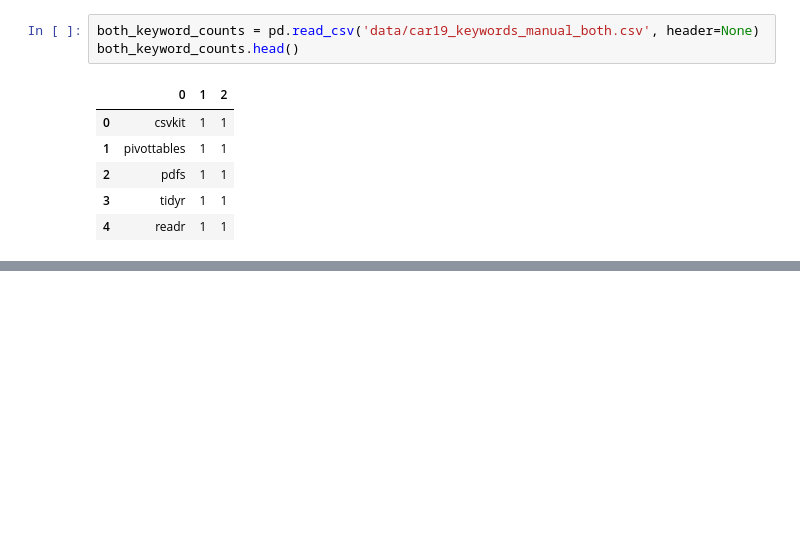
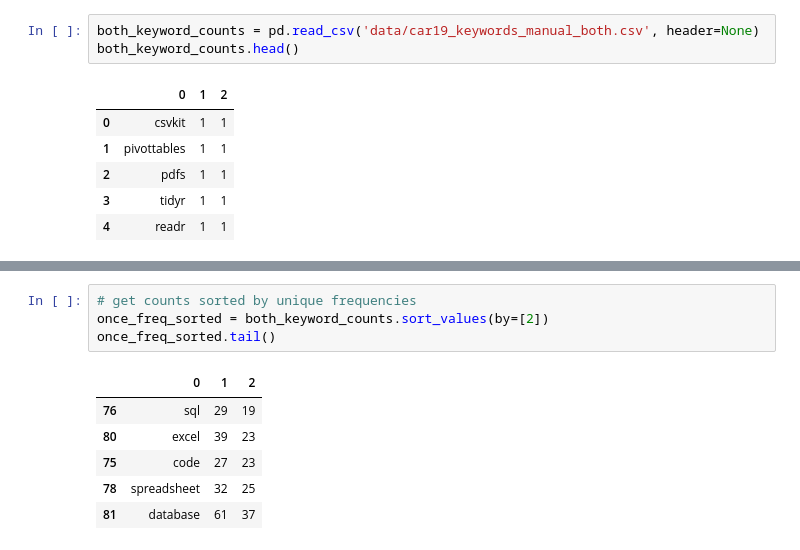
Before and after one commit to ericayee/senior-project, a Jupyter notebook: car2019_test.ipynb, the cells around one changed output, grey strips where cells are left out. Cells and saved outputs as stored; diff of their text form; blank space fills up the shorter version.

```diff
--- a/car2019_test.ipynb
+++ b/car2019_test.ipynb
@@ -359,0 +332,11 @@ plt.show()
+# %%
+# get counts sorted by unique frequencies
+once_freq_sorted = both_keyword_counts.sort_values(by=[2])
+once_freq_sorted.tail()
+# %% [output]
+|  | 0 | 1 | 2 |
+| 76 | sql | 29 | 19 |
+| 80 | excel | 39 | 23 |
+| 75 | code | 27 | 23 |
+| 78 | spreadsheet | 32 | 25 |
+| 81 | database | 61 | 37 |
```
Also changed, not shown: parts of 15 cells of this notebook, 9 other files.
